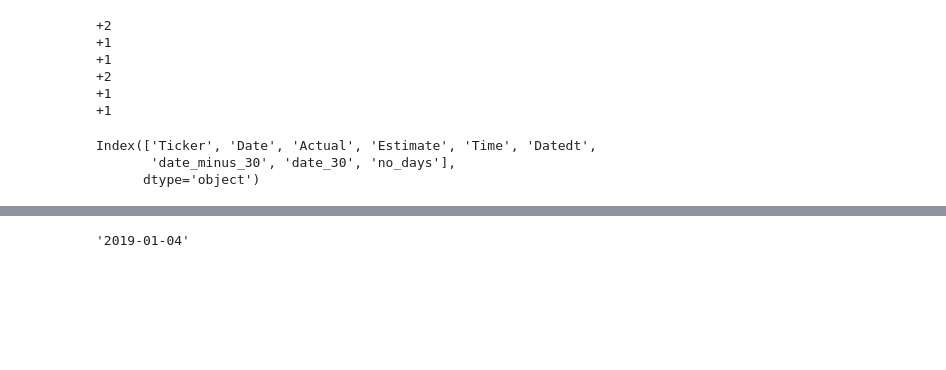
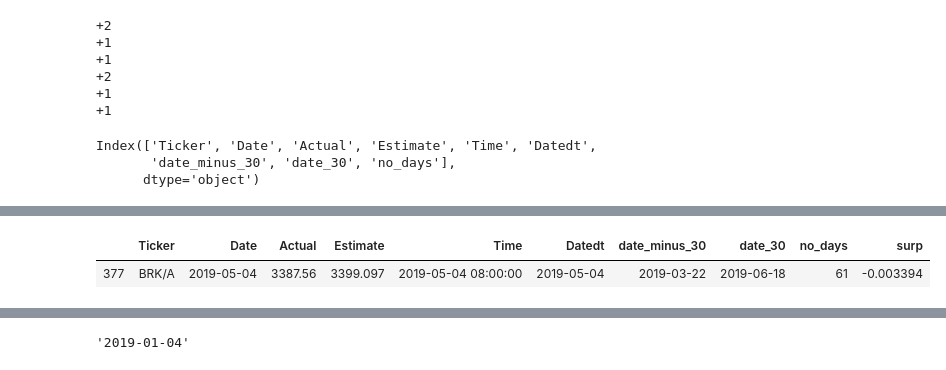
Before and after one commit to wl1830/SPY_equityResearch, a Jupyter notebook: SPY_EquityResearch/find trading date.ipynb, the cells around one changed output, grey strips where cells are left out. Drawn from its saved outputs; the diff is of its cells as text; code cells hidden in the pictures; blank space fills up the shorter version.

```diff
--- a/SPY_EquityResearch/find trading date.ipynb
+++ b/SPY_EquityResearch/find trading date.ipynb
@@ -174 +167,6 @@ EPS[['Ticker', 'Actual', 'Estimate', 'Time','Date','date_minus_30', 'date_30']]
 500 rows × 7 columns
+# %%
+EPS[EPS['Ticker']=='BRK/A']
+# %% [output]
+|  | Ticker | Date | Actual | Estimate | Time | Datedt | date_minus_30 | date_30 | no_days | surp |
+| 377 | BRK/A | 2019-05-04 | 3387.56 | 3399.097 | 2019-05-04 08:00:00 | 2019-05-04 | 2019-03-22 | 2019-06-18 | 61 | -0.003394 |
```
Also changed, not shown: parts of 9 cells of this notebook, 10 other files.
